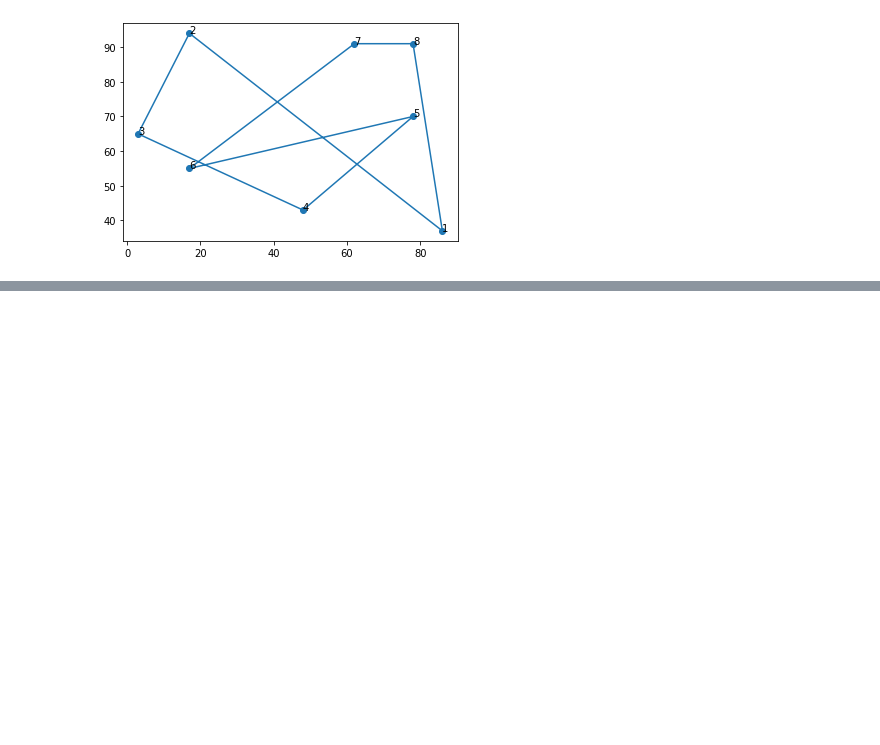
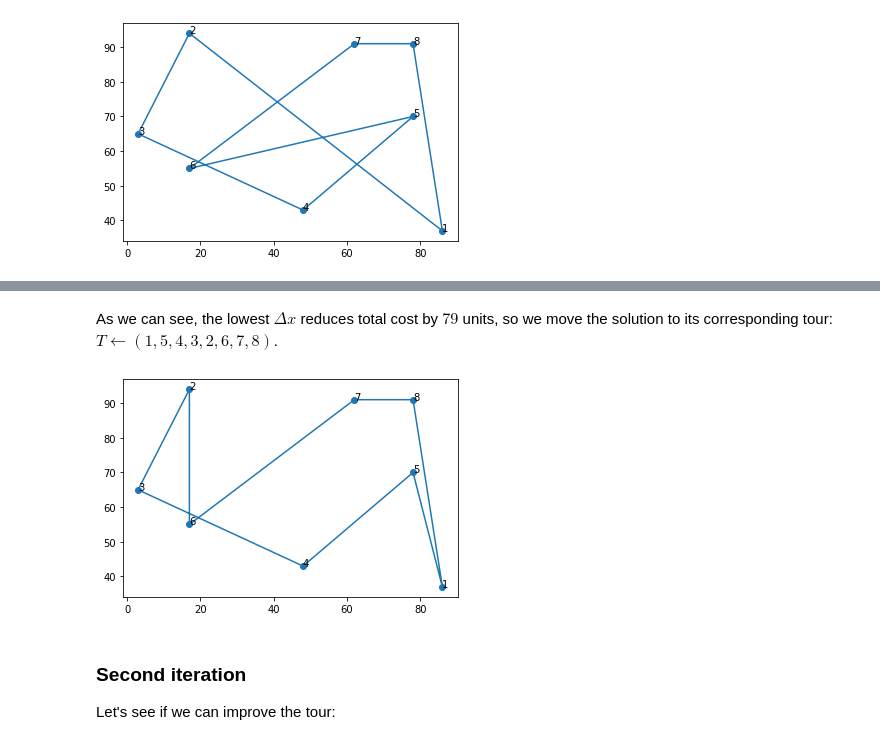
Before and after one commit to netotz/optimization, a Jupyter notebook: tsp/local_search/homework4.ipynb, the cells around one changed output, grey strips where cells are left out. Cells and saved outputs as stored; diff of their text form; code cells hidden in the pictures; blank space fills up the shorter version.

```diff
--- a/tsp/local_search/homework4.ipynb
+++ b/tsp/local_search/homework4.ipynb
@@ -7,7 +7,7 @@
 
 - $T = (1,2,3,4,5,6,7,8)$ $\leftarrow$ current tour.
 # %%
-tour = [1, 2, 3, 4, 5, 6, 7, 8, 1]
+tour = [1, 2, 3, 4, 5, 6, 7, 8]
 # %% [markdown]
  - Coordinates of each city:
 # %%
@@ -71,7 +76,7 @@ def plot_tour():
     for city, tag in enumerate(i+1 for i in range(8)):
         plt.annotate(tag, (x_coords[city], y_coords[city]))
     global tour
-    sorted_coords = [coords[k] for k in (t - 1 for t in tour)]
+    sorted_coords = [coords[k] for k in (t - 1 for t in tour + [tour[0]])]
     x_values = [c[0] for c in sorted_coords]
     y_values = [c[1] for c in sorted_coords]
     plt.plot(x_values, y_values)
@@ -87,0 +154,11 @@ The *2-opt* algorithm is a local search heuristic that consist in selecting 2 ed
+# %% [markdown]
+As we can see, the lowest $\Delta x$ reduces total cost by $79$ units, so we move the solution to its corresponding tour: $T \leftarrow (1, 5, 4, 3, 2, 6, 7, 8)$.
+# %%
+tour = [1, 5, 4, 3, 2, 6, 7, 8]
+plot_tour()
+# %% [output]
+[figure, added]
+# %% [markdown]
+### Second iteration
+
+Let's see if we can improve the tour:
```
Also changed, not shown: parts of 30 cells of this notebook.
